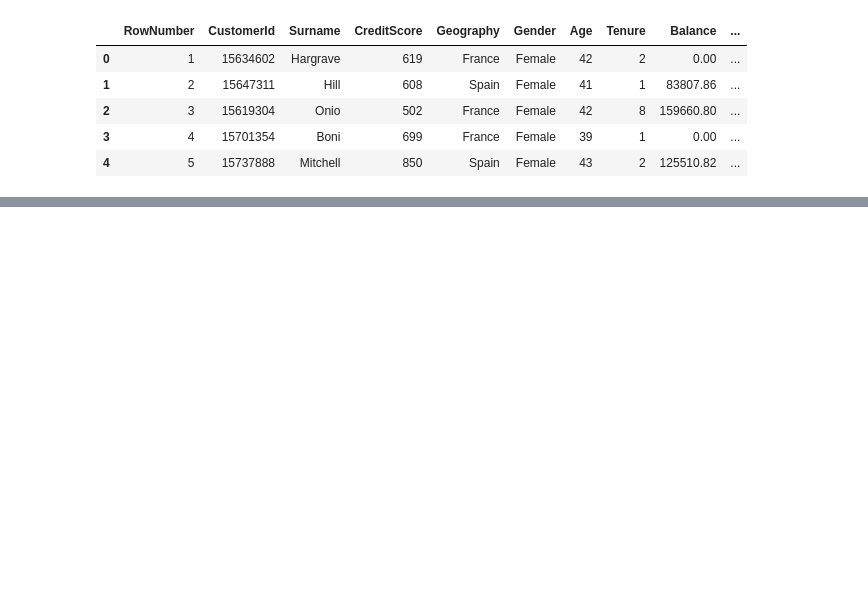
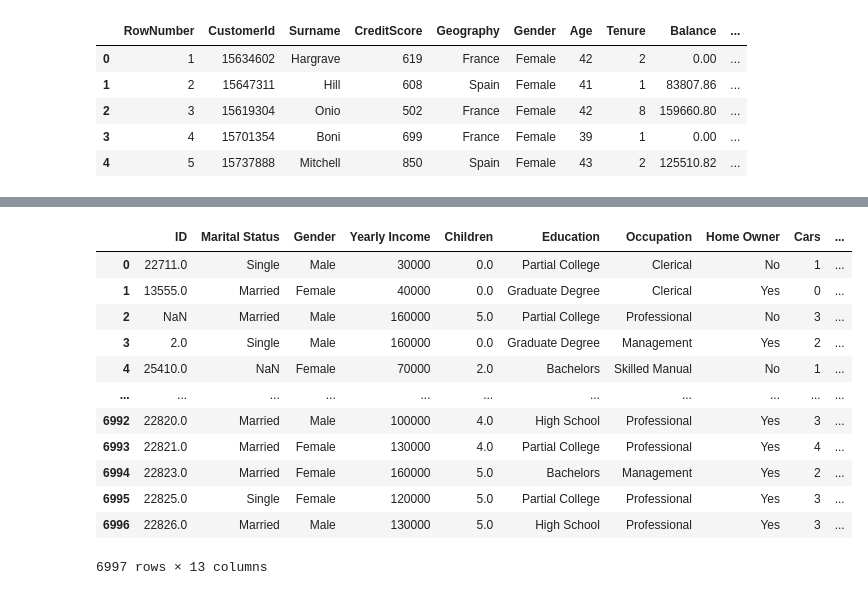
Before and after one commit to lokeshrbohara/AutoML, a Jupyter notebook: data-cleaner/notebooks/Continuous Parameters.ipynb, the cells around one changed output, grey strips where cells are left out. Drawn from its saved outputs; the diff is of its cells as text; code cells hidden in the pictures; blank space fills up the shorter version.

```diff
--- a/data-cleaner/notebooks/Continuous Parameters.ipynb
+++ b/data-cleaner/notebooks/Continuous Parameters.ipynb
@@ -36,0 +74,17 @@ print(col_names)
+# %%
+data = pd.read_csv("./Datasets/bikebuyer1.csv")
+data
+# %% [output]
+|  | ID | Marital Status | Gender | Yearly Income | Children | Education | Occupation | Home Owner | Cars | ... |
+| 0 | 22711.0 | Single | Male | 30000 | 0.0 | Partial College | Clerical | No | 1 | ... |
+| 1 | 13555.0 | Married | Female | 40000 | 0.0 | Graduate Degree | Clerical | Yes | 0 | ... |
+| 2 | NaN | Married | Male | 160000 | 5.0 | Partial College | Professional | No | 3 | ... |
+| 3 | 2.0 | Single | Male | 160000 | 0.0 | Graduate Degree | Management | Yes | 2 | ... |
+| 4 | 25410.0 | NaN | Female | 70000 | 2.0 | Bachelors | Skilled Manual | No | 1 | ... |
+| ... | ... | ... | ... | ... | ... | ... | ... | ... | ... | ... |
+| 6992 | 22820.0 | Married | Male | 100000 | 4.0 | High School | Professional | Yes | 3 | ... |
+| 6993 | 22821.0 | Married | Female | 130000 | 4.0 | Partial College | Professional | Yes | 4 | ... |
+| 6994 | 22823.0 | Married | Female | 160000 | 5.0 | Bachelors | Management | Yes | 2 | ... |
+| 6995 | 22825.0 | Single | Female | 120000 | 5.0 | Partial College | Professional | Yes | 3 | ... |
+| 6996 | 22826.0 | Married | Male | 130000 | 5.0 | High School | Professional | Yes | 3 | ... |
+6997 rows × 13 columns
```
Also changed, not shown: parts of 18 cells of this notebook, 1 other file.
